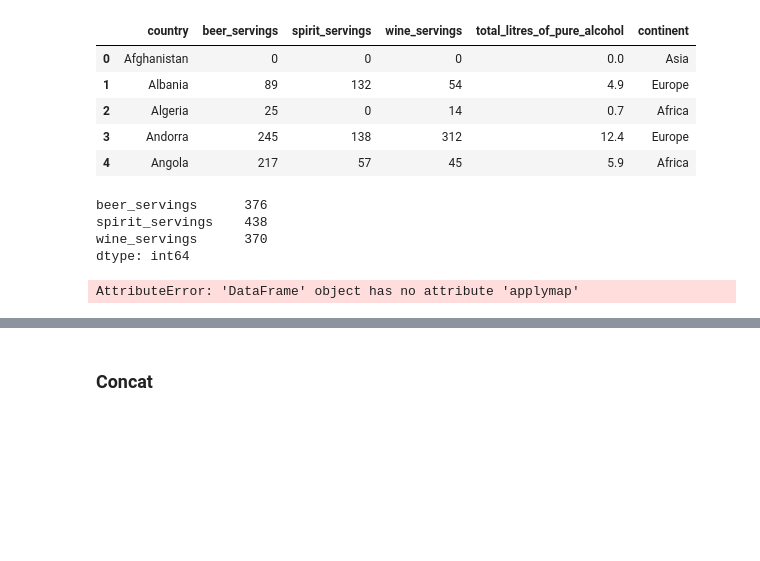
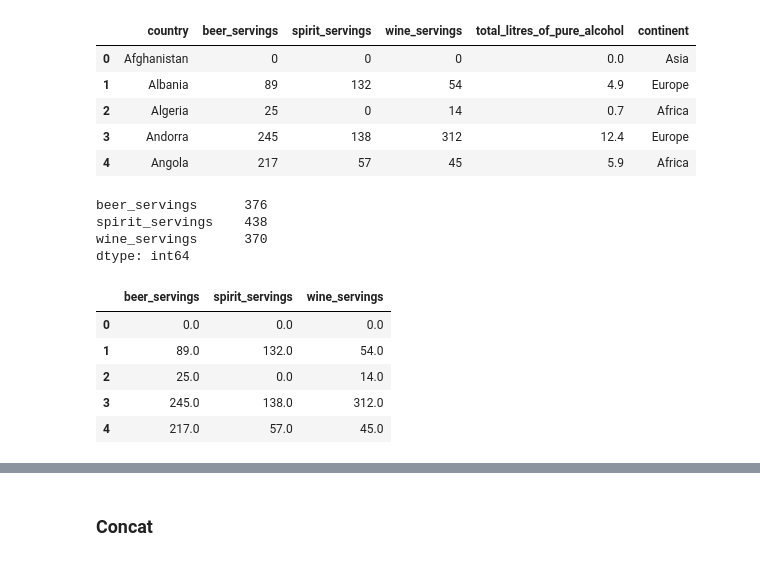
Before and after one commit to ivaquero/blog-bio, a Jupyter notebook: analysis/clean-pandas.ipynb, the cells around one changed output, grey strips where cells are left out. Cells and saved outputs as stored; diff of their text form; code cells hidden in the pictures; blank space fills up the shorter version.

```diff
--- a/analysis/clean-pandas.ipynb
+++ b/analysis/clean-pandas.ipynb
@@ -614,8 +614,13 @@ wine_servings      370
 dtype: int64
 # %%
 # convert every DataFrame element into a float
-drinks.loc[:, "beer_servings":"wine_servings"].applymap(float).head()
+drinks.loc[:, "beer_servings":"wine_servings"].astype(float).head()
 # %% [output]
-AttributeError: 'DataFrame' object has no attribute 'applymap'
+|  | beer_servings | spirit_servings | wine_servings |
+| 0 | 0.0 | 0.0 | 0.0 |
+| 1 | 89.0 | 132.0 | 54.0 |
+| 2 | 25.0 | 0.0 | 14.0 |
+| 3 | 245.0 | 138.0 | 312.0 |
+| 4 | 217.0 | 57.0 | 45.0 |
 # %%
 # overwrite the existing DataFrame columns
```
Also changed, not shown: parts of 36 cells of this notebook, 10 other files.
